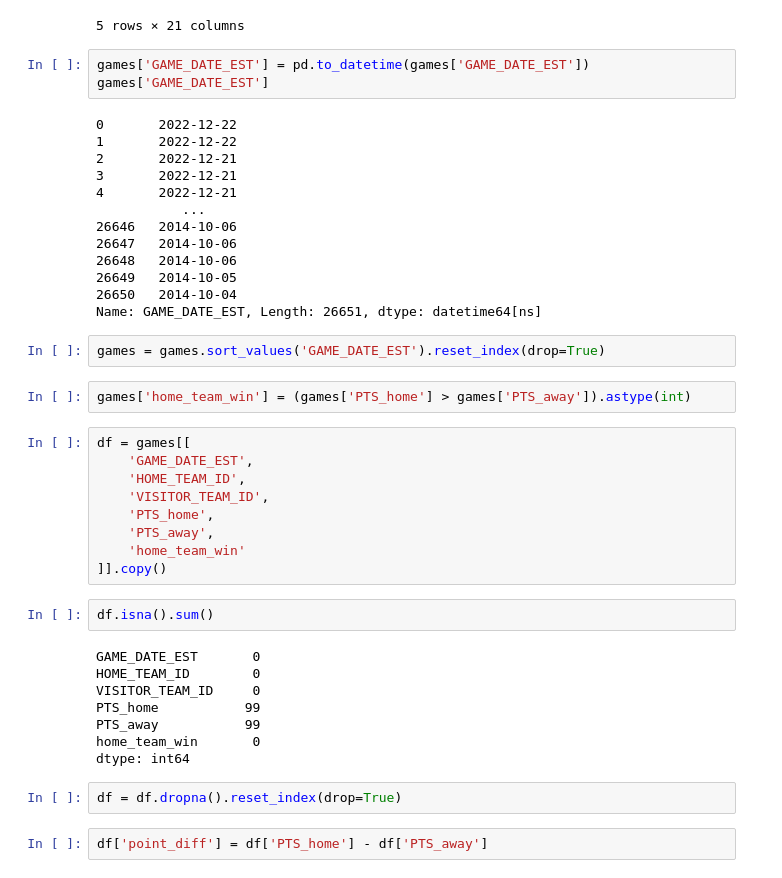
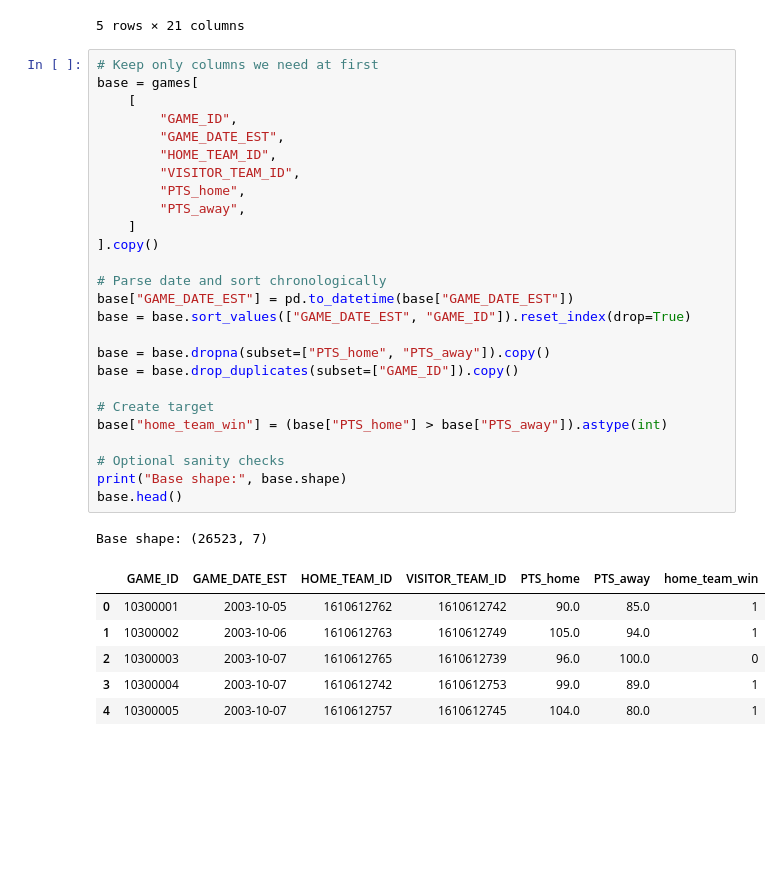
Before and after one commit to ericmach/NBA_Game_Prediction, a Jupyter notebook: main.ipynb, the cells around one changed output. Saved outputs shown, nothing was run; the diff lists cells and outputs as text; blank space fills up the shorter version.

```diff
--- a/main.ipynb
+++ b/main.ipynb
@@ -14,47 +14,38 @@ games.head()
 | 3 | 2022-12-21 | 22200467 | Final | 1610612755 | 1610612765 | 2022 | 1610612755 | ... |
 | 4 | 2022-12-21 | 22200468 | Final | 1610612737 | 1610612741 | 2022 | 1610612737 | ... |
 5 rows × 21 columns
-# %%
-games['GAME_DATE_EST'] = pd.to_datetime(games['GAME_DATE_EST'])
-games['GAME_DATE_EST']
-# %% [output]
-0       2022-12-22
-1       2022-12-22
-2       2022-12-21
-3       2022-12-21
-4       2022-12-21
-           ...
-26646   2014-10-06
-26647   2014-10-06
-26648   2014-10-06
-26649   2014-10-05
-26650   2014-10-04
-Name: GAME_DATE_EST, Length: 26651, dtype: datetime64[ns]
-# %%
-games = games.sort_values('GAME_DATE_EST').reset_index(drop=True)
-# %%
-games['home_team_win'] = (games['PTS_home'] > games['PTS_away']).astype(int)
-# %%
-df = games[[
-    'GAME_DATE_EST',
-    'HOME_TEAM_ID',
-    'VISITOR_TEAM_ID',
-    'PTS_home',
-    'PTS_away',
-    'home_team_win'
-]].copy()
-# %%
-df.isna().sum()
-# %% [output]
-GAME_DATE_EST       0
-HOME_TEAM_ID        0
-VISITOR_TEAM_ID     0
-PTS_home           99
-PTS_away           99
-home_team_win       0
-dtype: int64
-# %%
-df = df.dropna().reset_index(drop=True)
-# %%
-df['point_diff'] = df['PTS_home'] - df['PTS_away']
+# %%
+# Keep only columns we need at first
+base = games[
+    [
+        "GAME_ID",
+        "GAME_DATE_EST",
+        "HOME_TEAM_ID",
+        "VISITOR_TEAM_ID",
+        "PTS_home",
+        "PTS_away",
+    ]
+].copy()
+
+# Parse date and sort chronologically
+base["GAME_DATE_EST"] = pd.to_datetime(base["GAME_DATE_EST"])
+base = base.sort_values(["GAME_DATE_EST", "GAME_ID"]).reset_index(drop=True)
+
+base = base.dropna(subset=["PTS_home", "PTS_away"]).copy()
+base = base.drop_duplicates(subset=["GAME_ID"]).copy()
+
+# Create target
+base["home_team_win"] = (base["PTS_home"] > base["PTS_away"]).astype(int)
+
+# Optional sanity checks
+print("Base shape:", base.shape)
+base.head()
+# %% [output]
+Base shape: (26523, 7)
+|  | GAME_ID | GAME_DATE_EST | HOME_TEAM_ID | VISITOR_TEAM_ID | PTS_home | PTS_away | home_team_win |
+| 0 | 10300001 | 2003-10-05 | 1610612762 | 1610612742 | 90.0 | 85.0 | 1 |
+| 1 | 10300002 | 2003-10-06 | 1610612763 | 1610612749 | 105.0 | 94.0 | 1 |
+| 2 | 10300003 | 2003-10-07 | 1610612765 | 1610612739 | 96.0 | 100.0 | 0 |
+| 3 | 10300004 | 2003-10-07 | 1610612742 | 1610612753 | 99.0 | 89.0 | 1 |
+| 4 | 10300005 | 2003-10-07 | 1610612757 | 1610612745 | 104.0 | 80.0 | 1 |
 # %%
```
Also changed, not shown: parts of 20 cells of this notebook.
